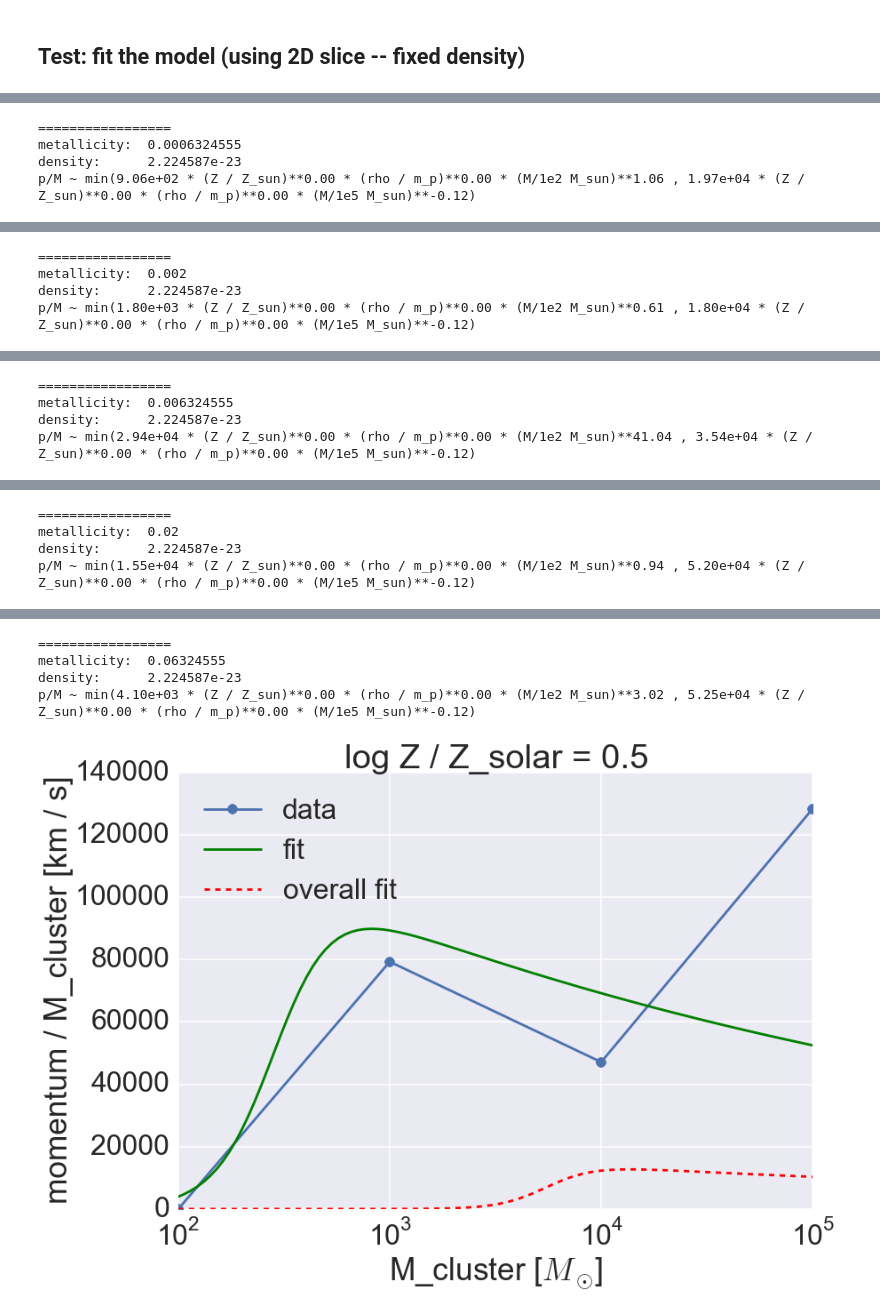
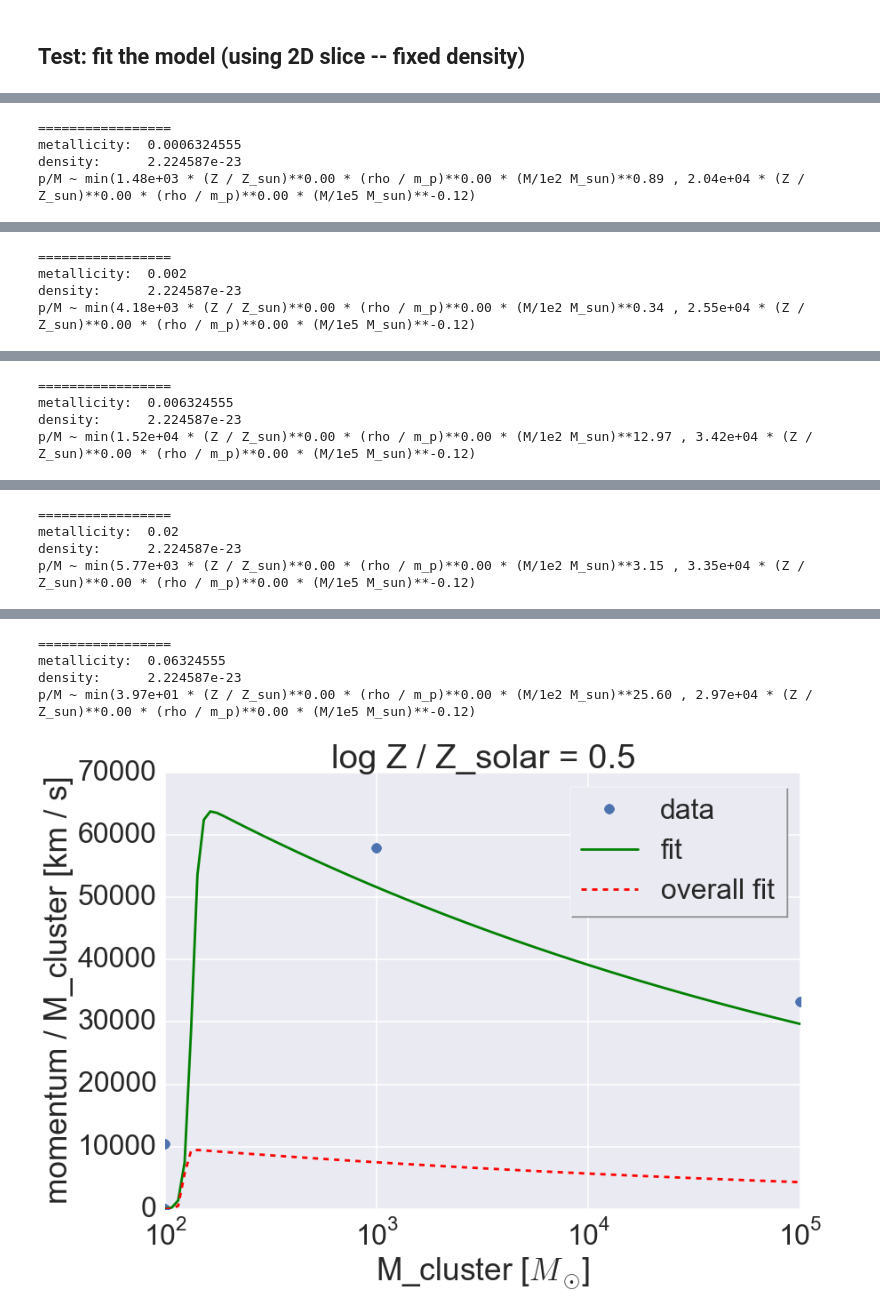
Before and after one commit to egentry/clustered_SNe, a Jupyter notebook: analysis/momentum_surface_fitting.ipynb, the cells around one changed output, grey strips where cells are left out. Drawn from its saved outputs; the diff is of its cells as text; code cells hidden in the pictures.

```diff
--- a/analysis/momentum_surface_fitting.ipynb
+++ b/analysis/momentum_surface_fitting.ipynb
@@ -375,15 +358,19 @@ print("params_0: ", tmp_model.params_0)
 print("params:   ", tmp_model.params)
 
 x_fit = np.logspace(2,5, num=100)
-y_fit = tmp_model(metallicities_3D[metallicity_index, density_index, 0],
-                  densities_3D[    metallicity_index, density_index, 0],
+y_fit = tmp_model(metallicities_1D[metallicity_index],
+                  densities_1D[    density_index],
                   x_fit)
 
 with sns.plotting_context("poster", font_scale=2):
+    metallicity = metallicities_1D[metallicity_index]
+    density     = densities_1D[density_index]
+    plot_mask = np.isclose(densities, density, atol=0) & np.isclose(metallicities, metallicity, atol=0)
+    plt.plot(masses[ plot_mask],
+             momenta[plot_mask],
+             marker= "o", linestyle="",
+             label="data")
 
-    plt.plot(masses_3D[ metallicity_index, density_index],
-             momenta_3D[metallicity_index, density_index],
-             marker= "o", label="data")
     plt.plot(x_fit, y_fit,  label="fit")
 #     plt.plot(masses_3D[metallicity_index, density_index], y_init, label="Chi-by-eye")
     plt.xscale("log")
@@ -595,30 +585,34 @@ with sns.plotting_context("poster", font_scale=2):
         models.append(model_tmp)
 
         x_fit = np.logspace(2,5, num=100)
-        y_fit = model_tmp(metallicities_3D[metallicity_index_tmp, density_index, 0],
-                          densities_3D[    metallicity_index_tmp, density_index, 0],
+        y_fit = model_tmp(metallicities_1D[metallicity_index_tmp],
+                          densities_1D[    density_index],
                           x_fit)
-        y_fit_overall = model_overall(metallicities_3D[metallicity_index_tmp, density_index, 0],
-                                      densities_3D[    metallicity_index_tmp, density_index, 0],
+        y_fit_overall = model_overall(metallicities_1D[metallicity_index_tmp],
+                                      densities_1D[    density_index],
                                       x_fit)
         print()
         print("=================")
-        print("metallicity: ", metallicities_3D[metallicity_index_tmp, density_index, 0])
-        print("density:     ", densities_3D[    metallicity_index_tmp, density_index, 0])
+        print("metallicity: ", metallicities_1D[metallicity_index_tmp])
+        print("density:     ", densities_1D[    density_index])
         print(str(model_tmp))
         plt.figure()
-        plt.title("log Z / Z_solar = {0:.1f}".format(np.log10(metallicities_3D[metallicity_index_tmp,
-                                                                density_index,
-                                                                0] / metallicity_solar)))
+        plt.title("log Z / Z_solar = {0:.1f}".format(np.log10(metallicities_1D[metallicity_index_tmp]\
+                                                               / metallicity_solar)))
 
+        metallicity = metallicities_1D[metallicity_index]
+        density     = densities_1D[density_index]
+        plot_mask = np.isclose(densities, density, atol=0) & np.isclose(metallicities, metallicity, atol=0)
+        plt.plot(masses[ plot_mask],
+                 momenta[plot_mask],
+                 marker= "o", linestyle="",
+                 label="data")
 
-        plt.plot(masses_3D[ metallicity_index_tmp, density_index],
-                 momenta_3D[metallicity_index_tmp, density_index], marker= "o", label="data")
         if fitted:
             plt.plot(x_fit, y_fit,  label="fit", color="g")
         plt.plot(x_fit, y_fit_overall, label="overall fit", linestyle="--", color="r")
         plt.xscale("log")
-        plt.legend(loc="best")
+        plt.legend(loc="best", frameon=True, shadow=True)
         plt.xlabel("M_cluster [$M_\odot$]")
         plt.ylabel("momentum / M_cluster [km / s]")
         plt.show()
@@ -641,4 +635,4 @@ p/M ~ min(1.00e+03 * (Z / Z_sun)**0.00 * (rho / m_p)**0.00 * (M/1e2 M_sun)**2.00
 =================
 metallicity:  0.0006324555
 density:      2.224587e-23
-p/M ~ min(9.06e+02 * (Z / Z_sun)**0.00 * (rho / m_p)**0.00 * (M/1e2 M_sun)**1.06 , 1.97e+04 * (Z / Z_sun)**0.00 * (rho / m_p)**0.00 * (M/1e5 M_sun)**-0.12)
+p/M ~ min(1.48e+03 * (Z / Z_sun)**0.00 * (rho / m_p)**0.00 * (M/1e2 M_sun)**0.89 , 2.04e+04 * (Z / Z_sun)**0.00 * (rho / m_p)**0.00 * (M/1e5 M_sun)**-0.12)
@@ -646,4 +640,4 @@ p/M ~ min(9.06e+02 * (Z / Z_sun)**0.00 * (rho / m_p)**0.00 * (M/1e2 M_sun)**1.06
 =================
 metallicity:  0.002
 density:      2.224587e-23
-p/M ~ min(1.80e+03 * (Z / Z_sun)**0.00 * (rho / m_p)**0.00 * (M/1e2 M_sun)**0.61 , 1.80e+04 * (Z / Z_sun)**0.00 * (rho / m_p)**0.00 * (M/1e5 M_sun)**-0.12)
+p/M ~ min(4.18e+03 * (Z / Z_sun)**0.00 * (rho / m_p)**0.00 * (M/1e2 M_sun)**0.34 , 2.55e+04 * (Z / Z_sun)**0.00 * (rho / m_p)**0.00 * (M/1e5 M_sun)**-0.12)
@@ -651,4 +645,4 @@ p/M ~ min(1.80e+03 * (Z / Z_sun)**0.00 * (rho / m_p)**0.00 * (M/1e2 M_sun)**0.61
 =================
 metallicity:  0.006324555
 density:      2.224587e-23
-p/M ~ min(2.94e+04 * (Z / Z_sun)**0.00 * (rho / m_p)**0.00 * (M/1e2 M_sun)**41.04 , 3.54e+04 * (Z / Z_sun)**0.00 * (rho / m_p)**0.00 * (M/1e5 M_sun)**-0.12)
+p/M ~ min(1.52e+04 * (Z / Z_sun)**0.00 * (rho / m_p)**0.00 * (M/1e2 M_sun)**12.97 , 3.42e+04 * (Z / Z_sun)**0.00 * (rho / m_p)**0.00 * (M/1e5 M_sun)**-0.12)
@@ -656,4 +650,4 @@ p/M ~ min(2.94e+04 * (Z / Z_sun)**0.00 * (rho / m_p)**0.00 * (M/1e2 M_sun)**41.0
 =================
 metallicity:  0.02
 density:      2.224587e-23
-p/M ~ min(1.55e+04 * (Z / Z_sun)**0.00 * (rho / m_p)**0.00 * (M/1e2 M_sun)**0.94 , 5.20e+04 * (Z / Z_sun)**0.00 * (rho / m_p)**0.00 * (M/1e5 M_sun)**-0.12)
+p/M ~ min(5.77e+03 * (Z / Z_sun)**0.00 * (rho / m_p)**0.00 * (M/1e2 M_sun)**3.15 , 3.35e+04 * (Z / Z_sun)**0.00 * (rho / m_p)**0.00 * (M/1e5 M_sun)**-0.12)
@@ -661,5 +655,5 @@ p/M ~ min(1.55e+04 * (Z / Z_sun)**0.00 * (rho / m_p)**0.00 * (M/1e2 M_sun)**0.94
 =================
 metallicity:  0.06324555
 density:      2.224587e-23
-p/M ~ min(4.10e+03 * (Z / Z_sun)**0.00 * (rho / m_p)**0.00 * (M/1e2 M_sun)**3.02 , 5.25e+04 * (Z / Z_sun)**0.00 * (rho / m_p)**0.00 * (M/1e5 M_sun)**-0.12)
+p/M ~ min(3.97e+01 * (Z / Z_sun)**0.00 * (rho / m_p)**0.00 * (M/1e2 M_sun)**25.60 , 2.97e+04 * (Z / Z_sun)**0.00 * (rho / m_p)**0.00 * (M/1e5 M_sun)**-0.12)
-[figure, old version]
+[figure, new version]
```
Also changed, not shown: parts of 8 cells of this notebook, 2 other files.
